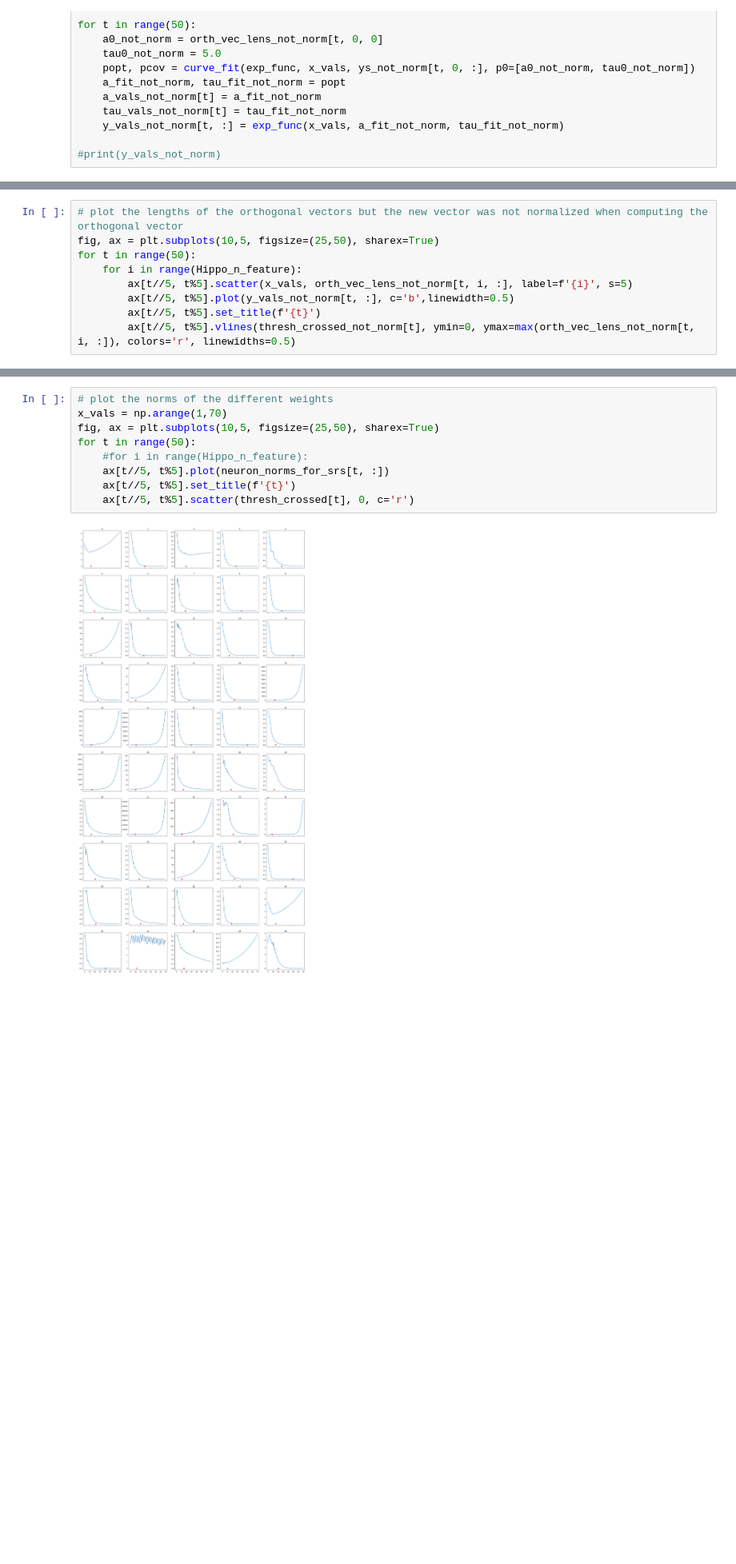
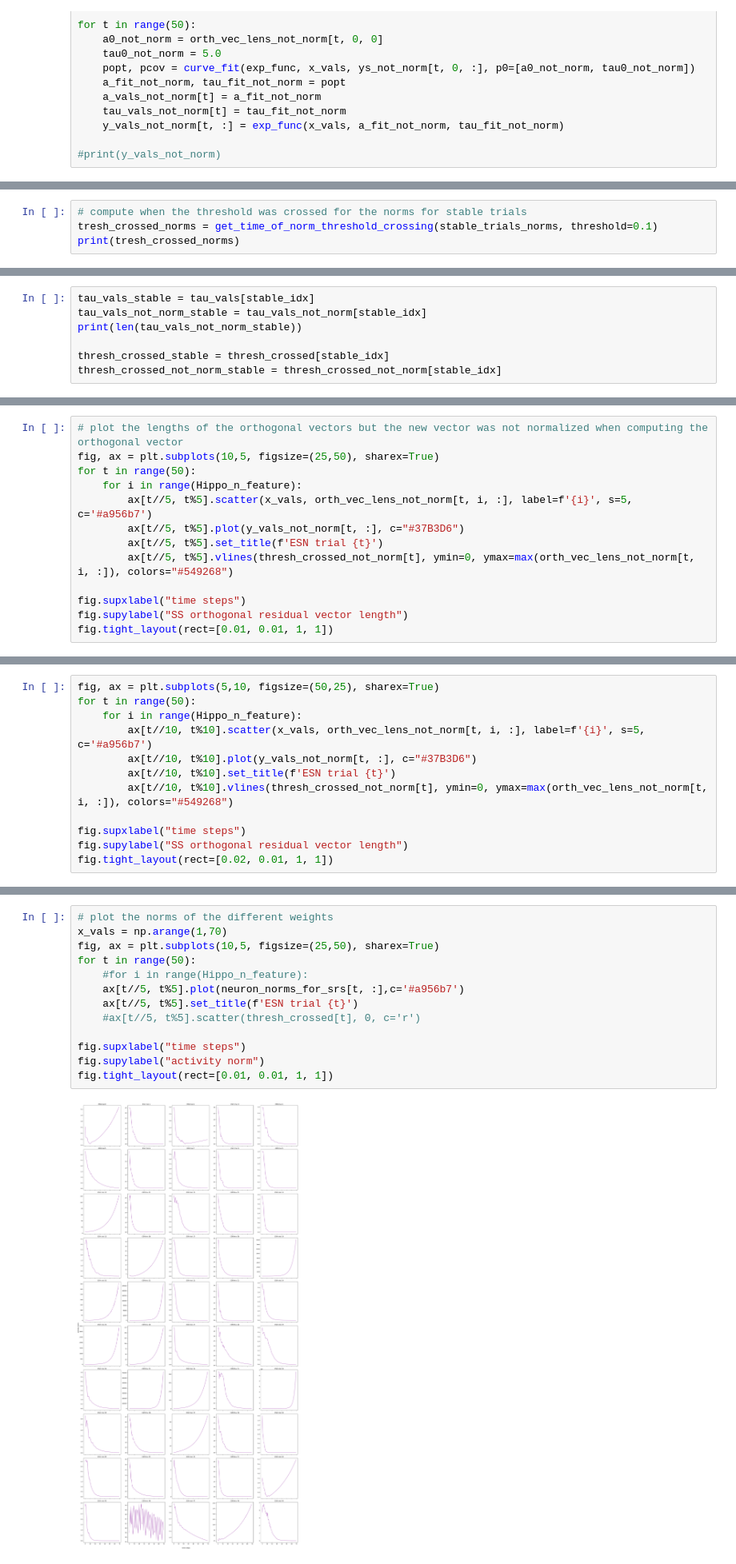
Before and after one commit to JONNeKK/sample-factory, a Jupyter notebook: sf_workingdir_lilly/dmlab/analysis/network_analysis/orth_vec_analysis_for_diff_weighs.ipynb, the cells around one changed output, grey strips where cells are left out. Shown at 80% size. Cells and saved outputs as stored; diff of their text form; blank space fills up the shorter version.

```diff
--- a/sf_workingdir_lilly/dmlab/analysis/network_analysis/orth_vec_analysis_for_diff_weighs.ipynb
+++ b/sf_workingdir_lilly/dmlab/analysis/network_analysis/orth_vec_analysis_for_diff_weighs.ipynb
@@ -141,0 +138,4 @@ for t in range(50):
+# %%
+# compute when the threshold was crossed for the norms for stable trials
+tresh_crossed_norms = get_time_of_norm_threshold_crossing(stable_trials_norms, threshold=0.1)
+print(tresh_crossed_norms)
@@ -141,0 +151,7 @@ for t in range(50):
+# %%
+tau_vals_stable = tau_vals[stable_idx]
+tau_vals_not_norm_stable = tau_vals_not_norm[stable_idx]
+print(len(tau_vals_not_norm_stable))
+
+thresh_crossed_stable = thresh_crossed[stable_idx]
+thresh_crossed_not_norm_stable = thresh_crossed_not_norm[stable_idx]
@@ -181,8 +218,12 @@ print(stable_sorted_thresh)
 fig, ax = plt.subplots(10,5, figsize=(25,50), sharex=True)
 for t in range(50):
     for i in range(Hippo_n_feature):
-        ax[t//5, t%5].scatter(x_vals, orth_vec_lens_not_norm[t, i, :], label=f'{i}', s=5)
-        ax[t//5, t%5].plot(y_vals_not_norm[t, :], c='b',linewidth=0.5)
-        ax[t//5, t%5].set_title(f'{t}')
-        ax[t//5, t%5].vlines(thresh_crossed_not_norm[t], ymin=0, ymax=max(orth_vec_lens_not_norm[t, i, :]), colors='r', linewidths=0.5)
+        ax[t//5, t%5].scatter(x_vals, orth_vec_lens_not_norm[t, i, :], label=f'{i}', s=5, c='#a956b7')
+        ax[t//5, t%5].plot(y_vals_not_norm[t, :], c="#37B3D6")
+        ax[t//5, t%5].set_title(f'ESN trial {t}')
+        ax[t//5, t%5].vlines(thresh_crossed_not_norm[t], ymin=0, ymax=max(orth_vec_lens_not_norm[t, i, :]), colors="#549268")
+
+fig.supxlabel("time steps")
+fig.supylabel("SS orthogonal residual vector length")
+fig.tight_layout(rect=[0.01, 0.01, 1, 1])
 # %% [output]
@@ -189,0 +231,12 @@ for t in range(50):
+# %%
+fig, ax = plt.subplots(5,10, figsize=(50,25), sharex=True)
+for t in range(50):
+    for i in range(Hippo_n_feature):
+        ax[t//10, t%10].scatter(x_vals, orth_vec_lens_not_norm[t, i, :], label=f'{i}', s=5, c='#a956b7')
+        ax[t//10, t%10].plot(y_vals_not_norm[t, :], c="#37B3D6")
+        ax[t//10, t%10].set_title(f'ESN trial {t}')
+        ax[t//10, t%10].vlines(thresh_crossed_not_norm[t], ymin=0, ymax=max(orth_vec_lens_not_norm[t, i, :]), colors="#549268")
+
+fig.supxlabel("time steps")
+fig.supylabel("SS orthogonal residual vector length")
+fig.tight_layout(rect=[0.02, 0.01, 1, 1])
@@ -227,11 +282,15 @@ print(stable_sorted_thresh_not_norm)
 # %%
 # plot the norms of the different weights
 x_vals = np.arange(1,70)
 fig, ax = plt.subplots(10,5, figsize=(25,50), sharex=True)
 for t in range(50):
     #for i in range(Hippo_n_feature):
-    ax[t//5, t%5].plot(neuron_norms_for_srs[t, :])
-    ax[t//5, t%5].set_title(f'{t}')
-    ax[t//5, t%5].scatter(thresh_crossed[t], 0, c='r')
+    ax[t//5, t%5].plot(neuron_norms_for_srs[t, :],c='#a956b7')
+    ax[t//5, t%5].set_title(f'ESN trial {t}')
+    #ax[t//5, t%5].scatter(thresh_crossed[t], 0, c='r')
+
+fig.supxlabel("time steps")
+fig.supylabel("activity norm")
+fig.tight_layout(rect=[0.01, 0.01, 1, 1])
 # %% [output]
-[figure, old version]
+[figure, new version]
```
Also changed, not shown: parts of 18 cells of this notebook, 28 other files.
